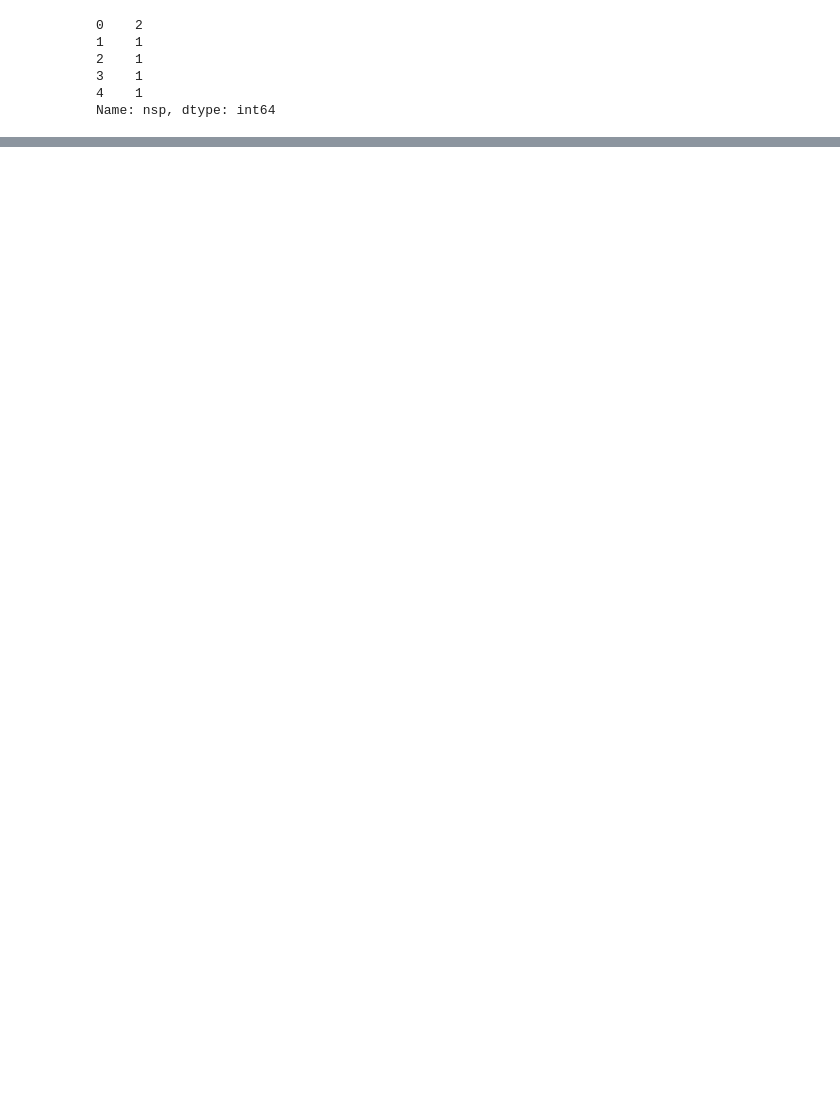
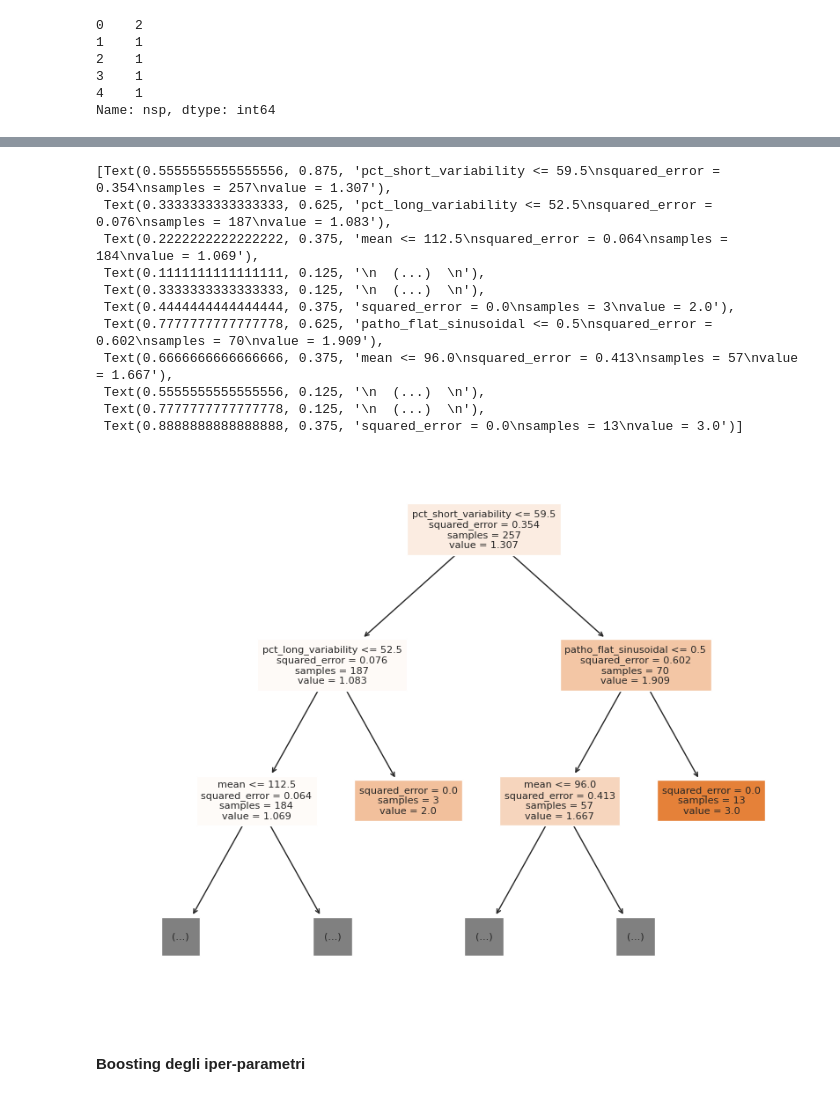
Before and after one commit to S-furi/CardioML, a Jupyter notebook: notebooks/cardio_ml.ipynb, the cells around one changed output, grey strips where cells are left out. Saved outputs shown, nothing was run; the diff lists cells and outputs as text; code cells hidden in the pictures; blank space fills up the shorter version.

```diff
--- a/notebooks/cardio_ml.ipynb
+++ b/notebooks/cardio_ml.ipynb
@@ -318,4 +383,4 @@ from sklearn.compose import ColumnTransformer
 # %%
 df_dropped = df.drop(columns=["nsp"])
-X = df_dropped[num_vars_low]
+X = df_dropped
 y = df["nsp"].astype(int)
@@ -350,0 +410,2 @@ linear_model.score(X, y)
+# %%
+X_train, X_test, y_train, y_test = train_test_split(X, y, test_size=1/3, stratify=y,random_state=1926)
@@ -350,0 +429,2 @@ linear_model.score(X, y)
+# %%
+rfr = RandomForestRegressor(max_samples=0.2, max_features="sqrt", n_estimators=200, max_depth=None, n_jobs=-1)
@@ -350,0 +433,2 @@ linear_model.score(X, y)
+# %%
+fit_eval_tree(rfr, X_train, y_train, X_test, y_test)
@@ -350,0 +461,18 @@ linear_model.score(X, y)
+# %%
+plt.figure(figsize=(10, 8))
+plot_tree(rfr.estimators_[0], feature_names=X_train.columns, max_depth=2, filled=True, fontsize=8)
+# %% [output]
+[Text(0.5555555555555556, 0.875, 'pct_short_variability <= 59.5\nsquared_error = 0.354\nsamples = 257\nvalue = 1.307'),
+ Text(0.3333333333333333, 0.625, 'pct_long_variability <= 52.5\nsquared_error = 0.076\nsamples = 187\nvalue = 1.083'),
+ Text(0.2222222222222222, 0.375, 'mean <= 112.5\nsquared_error = 0.064\nsamples = 184\nvalue = 1.069'),
+ Text(0.1111111111111111, 0.125, '\n  (...)  \n'),
+ Text(0.3333333333333333, 0.125, '\n  (...)  \n'),
+ Text(0.4444444444444444, 0.375, 'squared_error = 0.0\nsamples = 3\nvalue = 2.0'),
+ Text(0.7777777777777778, 0.625, 'patho_flat_sinusoidal <= 0.5\nsquared_error = 0.602\nsamples = 70\nvalue = 1.909'),
+ Text(0.6666666666666666, 0.375, 'mean <= 96.0\nsquared_error = 0.413\nsamples = 57\nvalue = 1.667'),
+ Text(0.5555555555555556, 0.125, '\n  (...)  \n'),
+ Text(0.7777777777777778, 0.125, '\n  (...)  \n'),
+ Text(0.8888888888888888, 0.375, 'squared_error = 0.0\nsamples = 13\nvalue = 3.0')]
+[figure, added]
+# %% [markdown]
+#### Boosting degli iper-parametri
```
Also changed, not shown: parts of 93 cells of this notebook.
